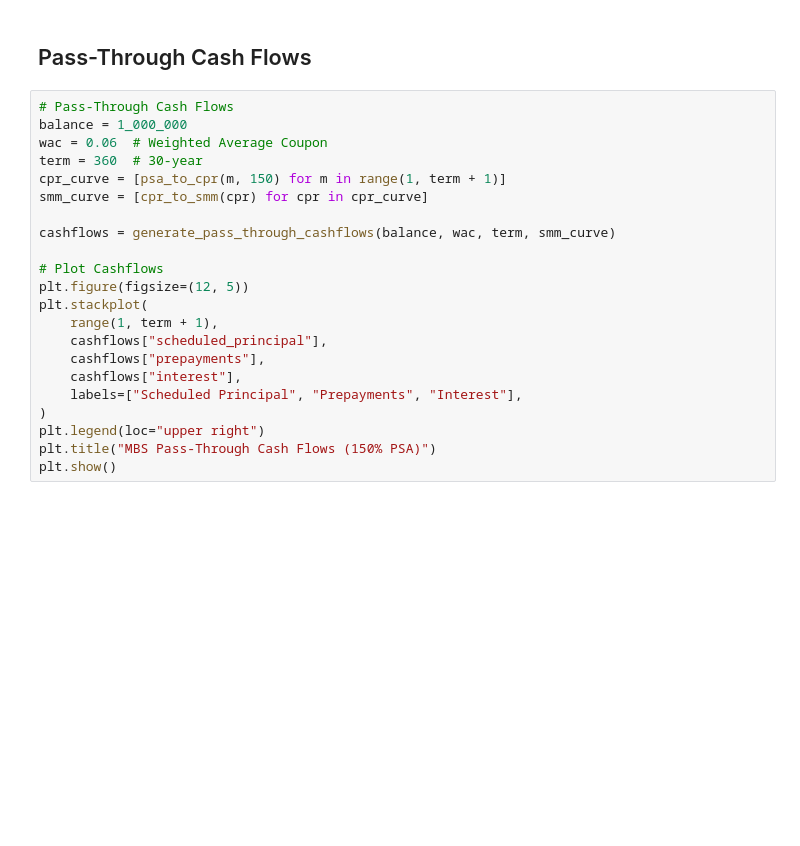
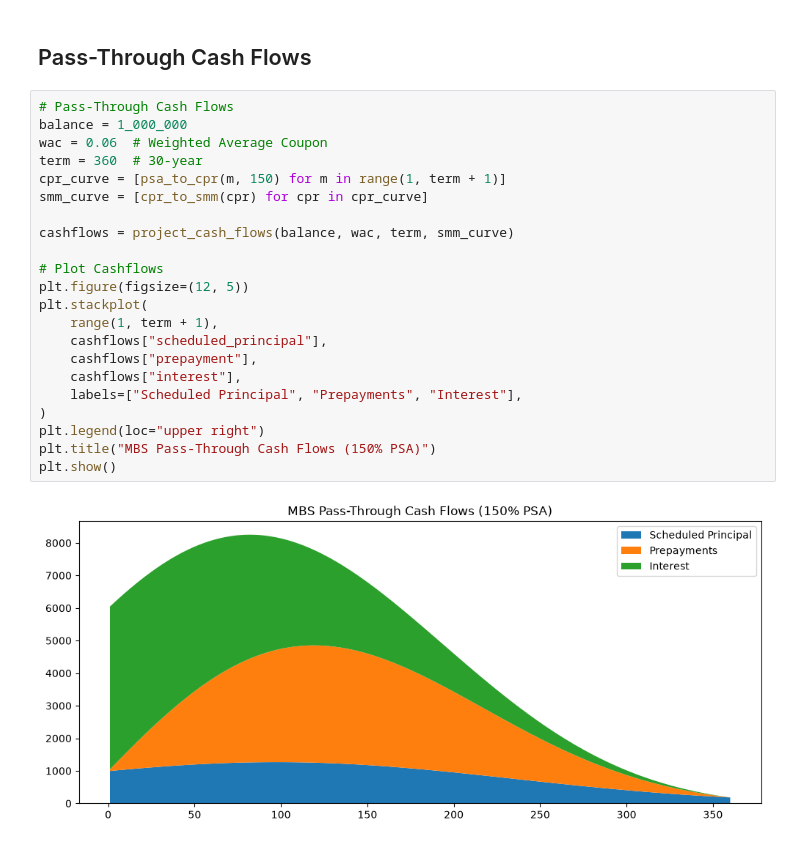
Before and after one commit to MukundAnkit/bond-modelling, a Jupyter notebook: notebooks/10-mbs-verification.ipynb, the cells around one changed output. Cells and saved outputs as stored; diff of their text form; blank space fills up the shorter version.

```diff
--- a/notebooks/10-mbs-verification.ipynb
+++ b/notebooks/10-mbs-verification.ipynb
@@ -27,22 +34,24 @@ plt.show()
 # %%
 # Pass-Through Cash Flows
 balance = 1_000_000
 wac = 0.06  # Weighted Average Coupon
 term = 360  # 30-year
 cpr_curve = [psa_to_cpr(m, 150) for m in range(1, term + 1)]
 smm_curve = [cpr_to_smm(cpr) for cpr in cpr_curve]
 
-cashflows = generate_pass_through_cashflows(balance, wac, term, smm_curve)
+cashflows = project_cash_flows(balance, wac, term, smm_curve)
 
 # Plot Cashflows
 plt.figure(figsize=(12, 5))
 plt.stackplot(
     range(1, term + 1),
     cashflows["scheduled_principal"],
-    cashflows["prepayments"],
+    cashflows["prepayment"],
     cashflows["interest"],
     labels=["Scheduled Principal", "Prepayments", "Interest"],
 )
 plt.legend(loc="upper right")
 plt.title("MBS Pass-Through Cash Flows (150% PSA)")
 plt.show()
+# %% [output]
+[figure, added]
```
Also changed, not shown: parts of 1 cell of this notebook, 21 other files.
